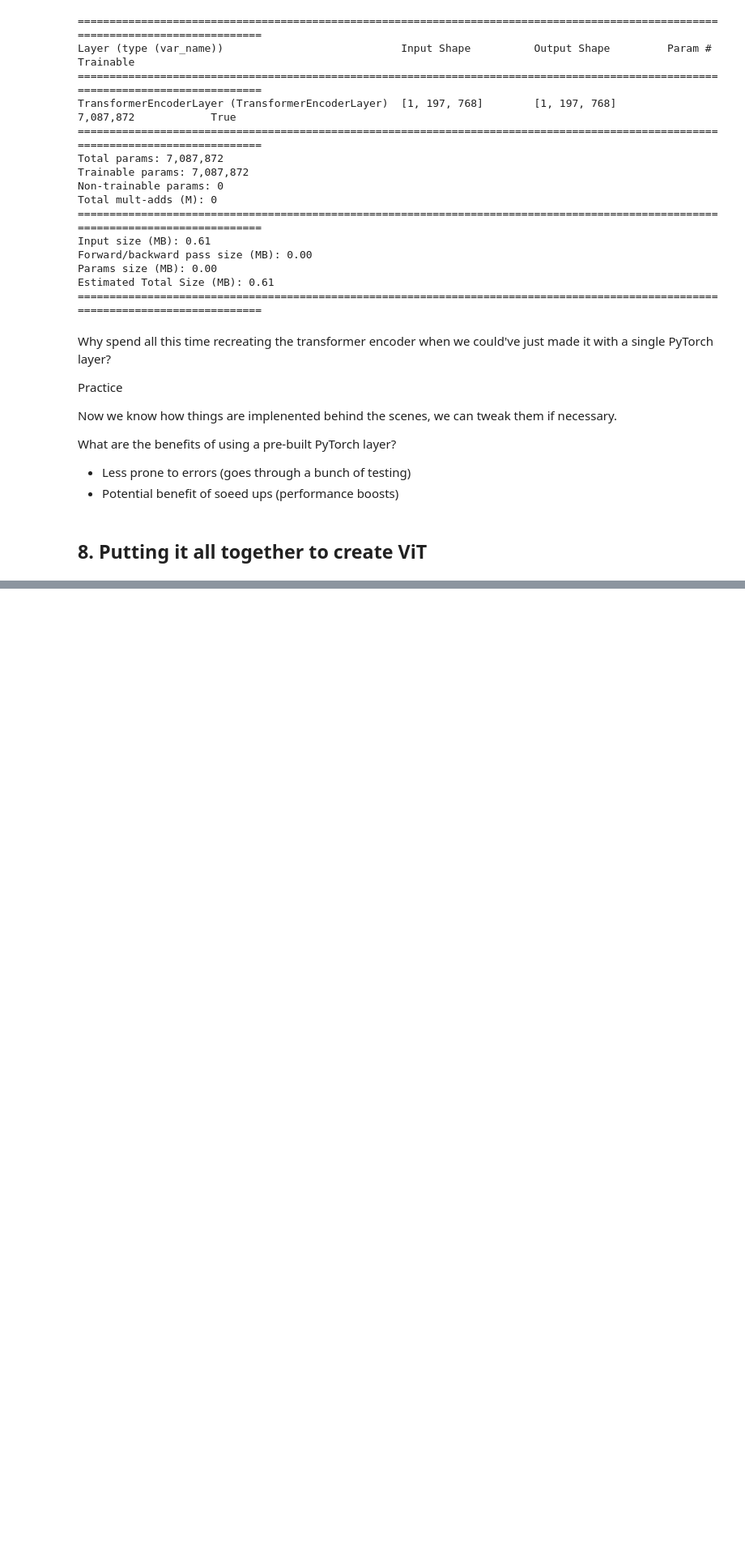
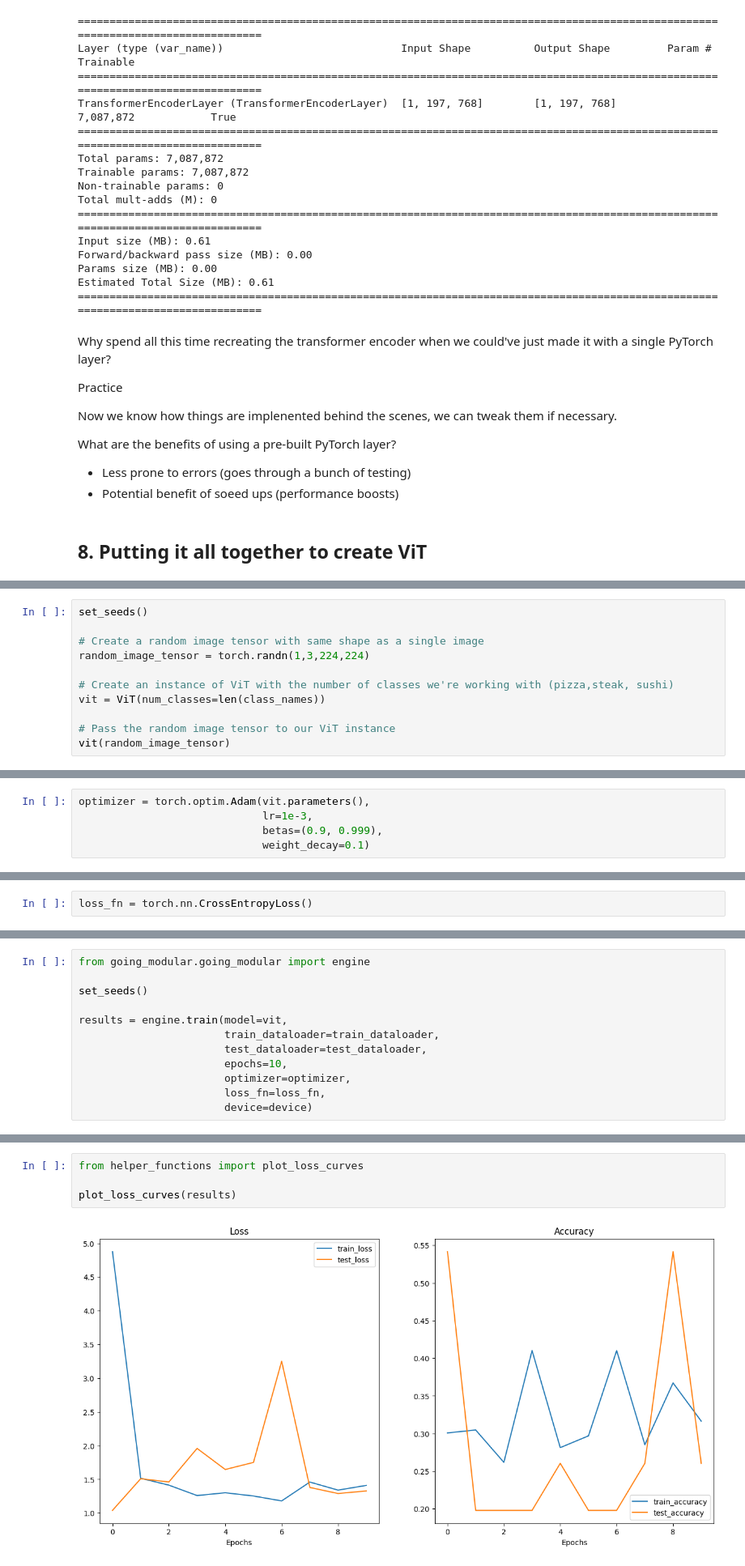
Before and after one commit to beyzoskaya/PyTorch_deepLearning, a Jupyter notebook: 08_pytorch_paper_replicating.ipynb, the cells around one changed output, grey strips where cells are left out. Shown at 81% size. Cells and saved outputs as stored; diff of their text form; blank space fills up the shorter version.

```diff
--- a/08_pytorch_paper_replicating.ipynb
+++ b/08_pytorch_paper_replicating.ipynb
@@ -1088,0 +1121,11 @@ class ViT(nn.Module):
+# %%
+set_seeds()
+
+# Create a random image tensor with same shape as a single image
+random_image_tensor = torch.randn(1,3,224,224)
+
+# Create an instance of ViT with the number of classes we're working with (pizza,steak, sushi)
+vit = ViT(num_classes=len(class_names))
+
+# Pass the random image tensor to our ViT instance
+vit(random_image_tensor)
@@ -1088,0 +1176,5 @@ class ViT(nn.Module):
+# %%
+optimizer = torch.optim.Adam(vit.parameters(),
+                             lr=1e-3,
+                             betas=(0.9, 0.999),
+                             weight_decay=0.1)
@@ -1088,0 +1187,2 @@ class ViT(nn.Module):
+# %%
+loss_fn = torch.nn.CrossEntropyLoss()
@@ -1088,0 +1191,12 @@ class ViT(nn.Module):
+# %%
+from going_modular.going_modular import engine
+
+set_seeds()
+
+results = engine.train(model=vit,
+                       train_dataloader=train_dataloader,
+                       test_dataloader=test_dataloader,
+                       epochs=10,
+                       optimizer=optimizer,
+                       loss_fn=loss_fn,
+                       device=device)
@@ -1088,0 +1236,6 @@ class ViT(nn.Module):
+# %%
+from helper_functions import plot_loss_curves
+
+plot_loss_curves(results)
+# %% [output]
+[figure, added]
```
Also changed, not shown: parts of 45 cells of this notebook.
